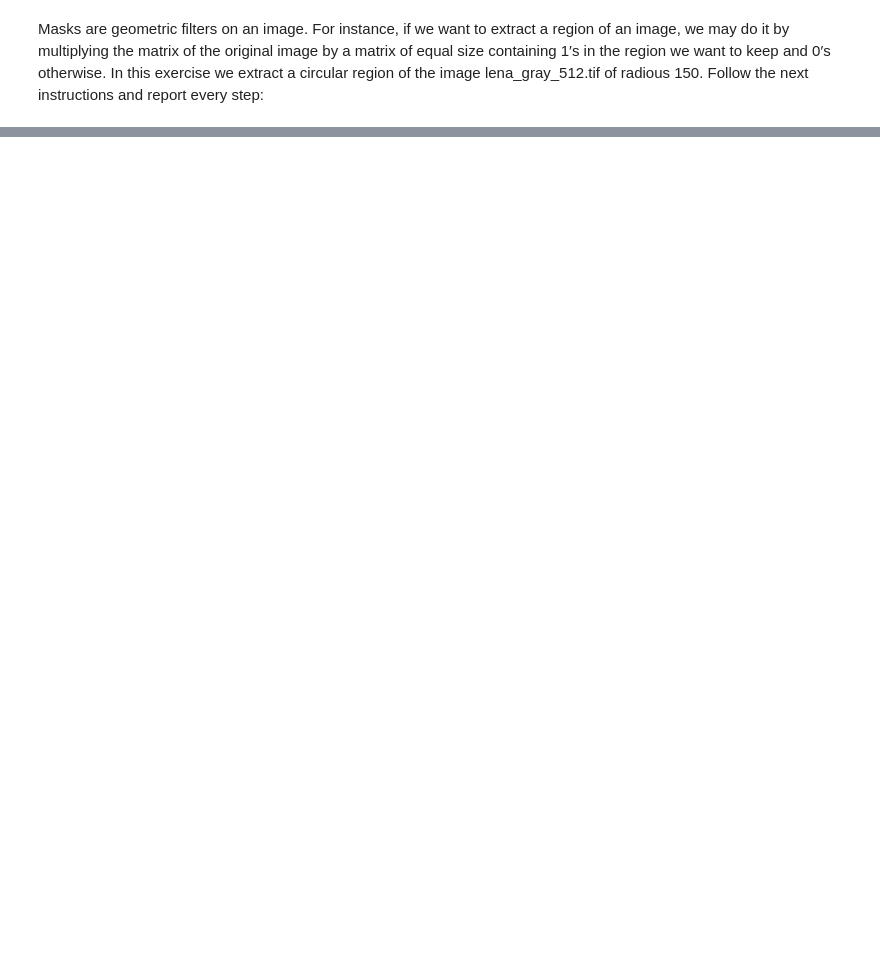
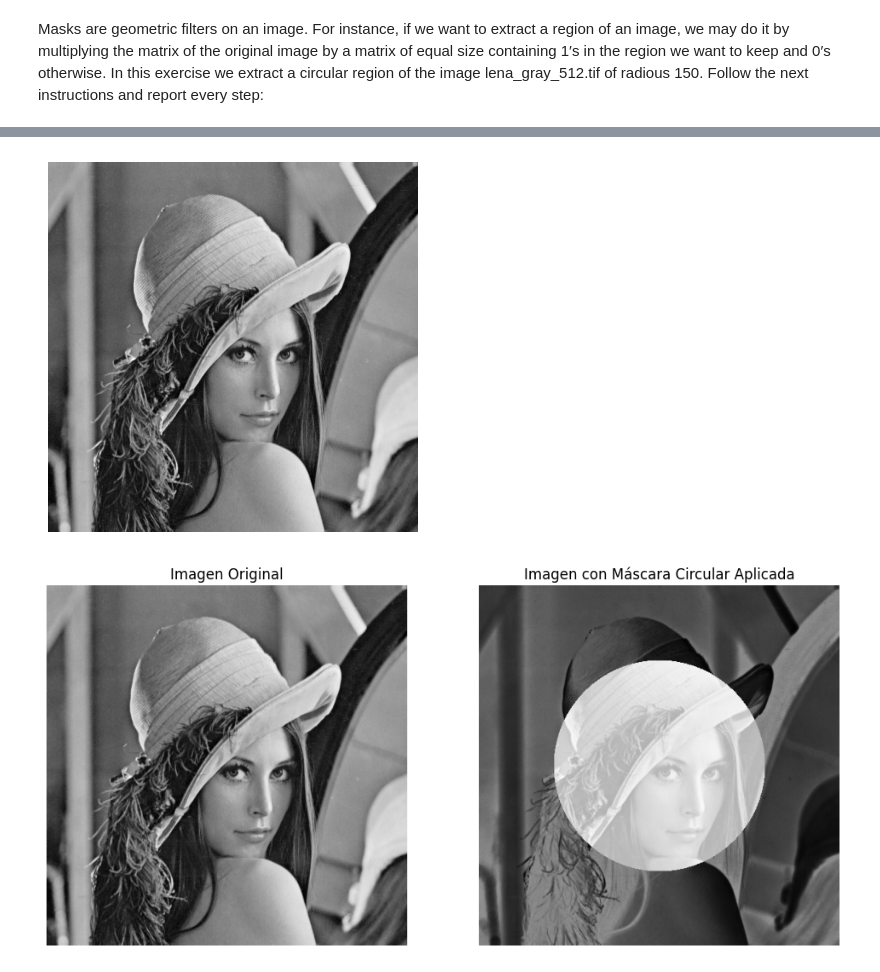
Before and after one commit to sbotinaj/DEEP_LEARNING_2024_02, a Jupyter notebook: FOLLOW_UP_1.ipynb, the cells around one changed output, grey strips where cells are left out. Saved outputs shown, nothing was run; the diff lists cells and outputs as text; code cells hidden in the pictures; blank space fills up the shorter version.

```diff
--- a/FOLLOW_UP_1.ipynb
+++ b/FOLLOW_UP_1.ipynb
@@ -24,0 +86,50 @@ plt.show()
+# %%
+import cv2
+import numpy as np
+import matplotlib.pyplot as plt
+
+# Cargar la imagen y convertirla a escala de grises en tipo float64
+imagen = cv2.imread('/content/lena.jpg', cv2.IMREAD_GRAYSCALE).astype(np.float64)
+
+# Mostrar la imagen
+plt.imshow(imagen, cmap='gray')
+plt.axis('off')  # No mostrar ejes
+plt.show()
+
+# Crear una matriz de ceros del mismo tamaño que la imagen
+mascara = np.zeros_like(imagen)
+
+# Obtener las dimensiones y el centro de la imagen
+h, w = imagen.shape
+cx, cy = w // 2, h // 2
+
+# Definir el radio y aplicar la máscara circular
+radio = 150
+alpha_mask = 0.5 #@param
+for i in range(h):
+    for j in range(w):
+        if (j - cx) ** 2 + (i - cy) ** 2 < radio ** 2:
+            mascara[i, j] = 1  # Colocar 1's en la máscara en forma de círculo
+
+# Multiplicar la imagen por la máscara
+imagen_mascarada = imagen * (mascara * alpha_mask + (mascara-1))
+
+# Mostrar la imagen original y la imagen con la máscara aplicada
+plt.figure(figsize=(12, 6))
+
+# Imagen original
+plt.subplot(1, 2, 1)
+plt.imshow(imagen, cmap='gray')
+plt.title('Imagen Original')
+plt.axis('off')
+
+# Imagen con máscara aplicada
+plt.subplot(1, 2, 2)
+plt.imshow(imagen_mascarada, cmap='gray')
+plt.title('Imagen con Máscara Circular Aplicada')
+plt.axis('off')
+
+plt.show()
+# %% [output]
+[figure, added]
+[figure, added]
```
Also changed, not shown: parts of 13 cells of this notebook.
